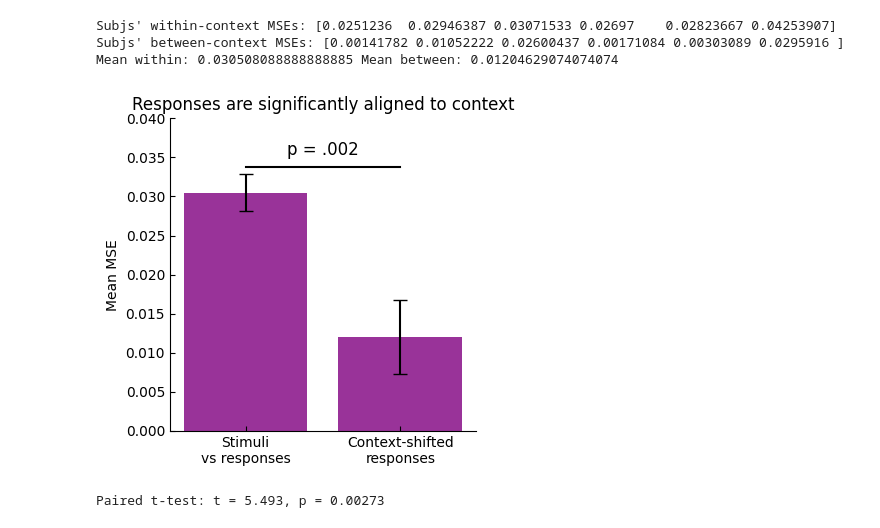
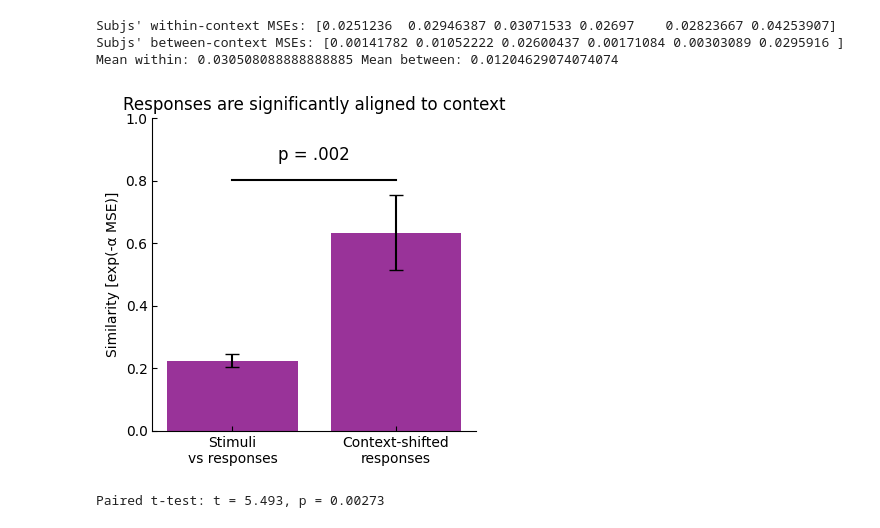
Before and after one commit to siyer7/asymmetry_design, a Jupyter notebook: code/python/beh_boundary.ipynb, the cells around one changed output. Drawn from its saved outputs; the diff is of its cells as text; code cells hidden in the pictures.

Commit message:
updated similarity measure

```diff
--- a/code/python/beh_boundary.ipynb
+++ b/code/python/beh_boundary.ipynb
@@ -379,38 +379,42 @@ Mean within: 0.030508088888888885 Mean between: 0.01204629074074074
 # %%
 # --- Bar plot: Within vs Between context alignment MSEs ---
 fig, axs = plt.subplots(1, 1, figsize=(4, 4))
 axs = [axs]  # flatten for consistent indexing
 ax = 0
 
-means = [all_within_MSEs.mean(), all_between_MSEs.mean()]
-sems = [all_within_MSEs.std() / np.sqrt(len(all_within_MSEs)),
-        all_between_MSEs.std() / np.sqrt(len(all_between_MSEs))]
+alpha = 50  # adjust as needed for your scale
+test_means = np.exp(-alpha * all_within_MSEs)
+test_sds = np.exp(-alpha * all_between_MSEs)
+
+means = [test_means.mean(), test_sds.mean()]
+sems = [test_means.std() / np.sqrt(len(test_means)),
+        test_sds.std() / np.sqrt(len(test_sds))]
 
 bars = axs[ax].bar([0, 1], means, yerr=sems, capsize=5, color=['purple', 'purple'], alpha=0.8)
-axs[ax].set(xticks=[0, 1], xticklabels=['Stimuli\nvs responses', 'Context-shifted\nresponses'], ylabel='Mean MSE')
+axs[ax].set(xticks=[0, 1], xticklabels=['Stimuli\nvs responses', 'Context-shifted\nresponses'], ylabel='Similarity [exp(-α MSE)]')
 axs[ax].grid(False)  # Remove grid
 axs[ax].set_title('Responses are significantly aligned to context')
 
 # Draw only horizontal line connecting bar tops
 bar_tops = [means[0] + sems[0], means[1] + sems[1]]
-line_y = max(bar_tops) + 0.001
+line_y = max(bar_tops) + 0.05
 axs[ax].plot([0, 1], [line_y, line_y], color='black', linewidth=1.5)
 
 # Place stars just above the line, within plot area
-axs[ax].text(0.5, line_y + 0.001, 'p = .002', ha='center', va='bottom', fontsize=12)
+axs[ax].text(0.5, line_y + 0.05, 'p = .002', ha='center', va='bottom', fontsize=12)
 
 # Increase ylim if needed to fit stars
 axs[ax].set_ylim(0, line_y + 0.005)
-axs[ax].set_ylim(0, .04)
+axs[ax].set_ylim(0, 1)
 
 plt.tight_layout()
-plt.savefig('../../figs/ccn/beh-pt-mse_resp_shifts.svg', format='svg')
+plt.savefig('../../figs/ccn/beh-pt-context_similarity.svg', format='svg')
 plt.show()
 
 t_stat, p_val = ttest_rel(all_within_MSEs, all_between_MSEs)
 print(f"Paired t-test: t = {t_stat:.3f}, p = {p_val:.3g}")
 # %% [output]
-[figure, old version]
+[figure, new version]
 Paired t-test: t = 5.493, p = 0.00273
 # %%
 # fig, axs = plt.subplots(1, 3, figsize=(12, 3))
```
Also changed, not shown: 2 other files.
